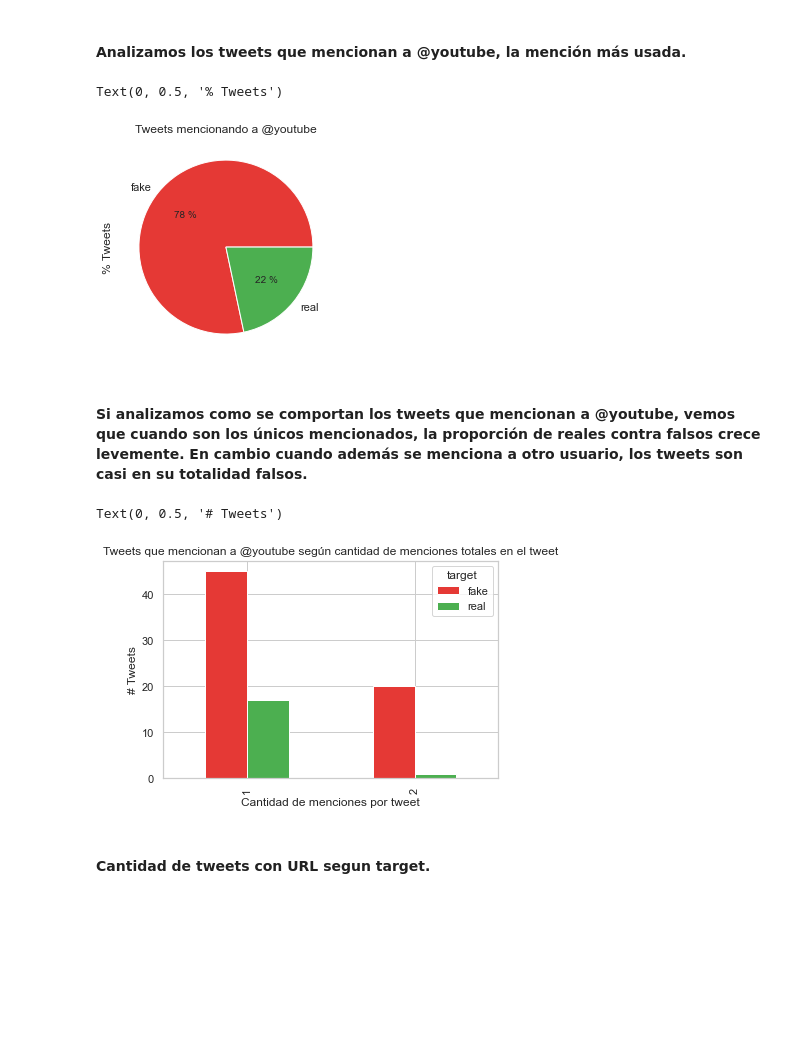
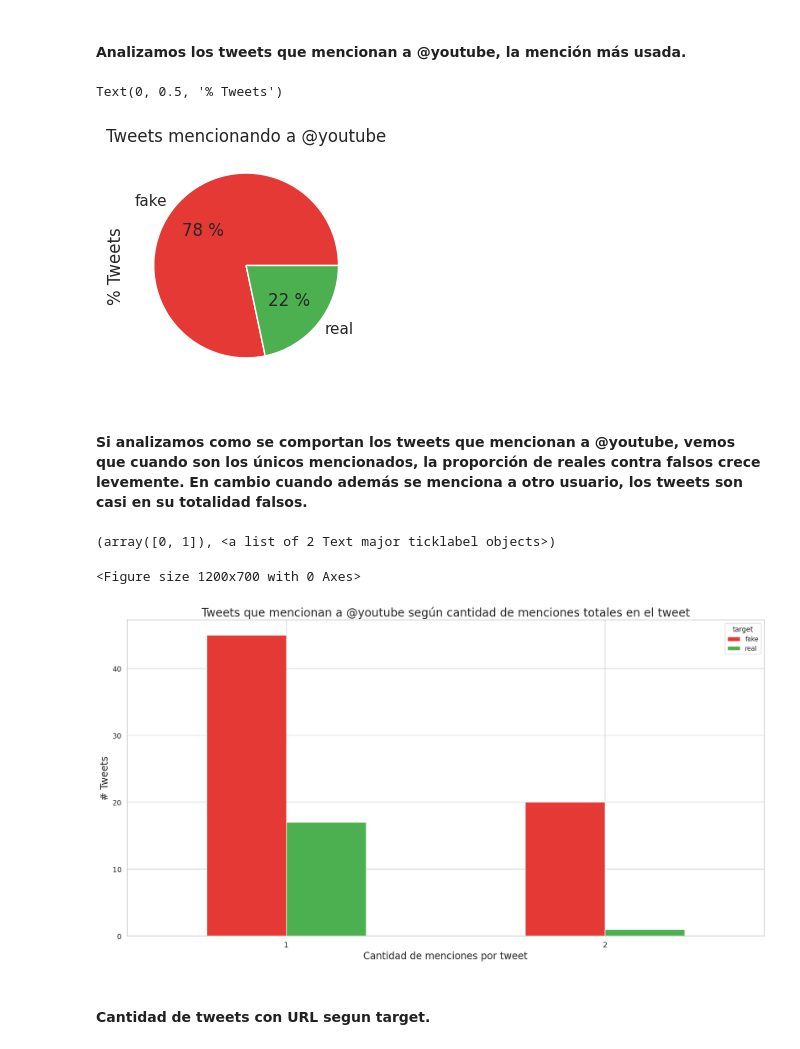
Before and after one commit to Filyank/Datavid-20, a Jupyter notebook: TP1-1c2020/notebook_entregable.ipynb, the cells around one changed output. Saved outputs shown, nothing was run; the diff lists cells and outputs as text; code cells hidden in the pictures; blank space fills up the shorter version.

```diff
--- a/TP1-1c2020/notebook_entregable.ipynb
+++ b/TP1-1c2020/notebook_entregable.ipynb
@@ -449,23 +455,28 @@ Text(0, 0.5, '% Tweets')
 # %%
 df_youtube = df_menciones.loc[df_menciones["mentions"].str.contains("youtube")]
 df_youtube["target"] = df_youtube["target"].apply(lambda x: "real" if x else "fake")
+plt.figure(figsize=(3,3))
 ax = df_youtube["target"].value_counts().plot.pie(colors = ["#e53935", "#4caf50"], autopct='%1.0f %%', title = "Tweets mencionando a @youtube")
 ax.set_ylabel("% Tweets")
 # %% [output]
 Text(0, 0.5, '% Tweets')
-[figure, old version]
+[figure, new version]
 # %% [markdown]
 #### Si analizamos como se comportan los tweets que mencionan a @youtube, vemos que cuando son los únicos mencionados, la proporción de reales contra falsos crece levemente. En cambio cuando además se menciona a otro usuario, los tweets son casi en su totalidad falsos.
 # %%
-df_youtube = df_youtube.groupby(["mentions amount", "target"]).agg({"mentions": "count"}).unstack()
+df_youtube = df_youtube.groupby(["mentions amount", "target"]).agg({'mentions':'count'}).unstack()
 df_youtube.columns = df_youtube.columns.droplevel()
-
-ax = df_youtube.plot.bar(colors = ["#e53935", "#4caf50"], title = "Tweets que mencionan a @youtube según cantidad de menciones totales en el tweet")
-ax.set_xlabel("Cantidad de menciones por tweet")
-ax.set_ylabel("# Tweets")
+plt.figure(figsize=(12,7))
+ax = df_youtube.plot(kind='bar', color = ["#e53935", "#4caf50"])
+ax.set_title("Tweets que mencionan a @youtube según cantidad de menciones totales en el tweet", fontsize=20)
+ax.set_xlabel("Cantidad de menciones por tweet", fontsize=17)
+ax.set_ylabel("# Tweets", fontsize=17)
+plt.tick_params(axis='both', labelsize = 13)
+plt.xticks(rotation = 0)
 # %% [output]
-Text(0, 0.5, '# Tweets')
+(array([0, 1]), <a list of 2 Text major ticklabel objects>)
+<Figure size 1200x700 with 0 Axes>
-[figure, old version]
+[figure, new version]
 # %% [markdown]
 #### Cantidad de tweets con URL segun target.
 # %%
```
Also changed, not shown: parts of 30 cells of this notebook.
